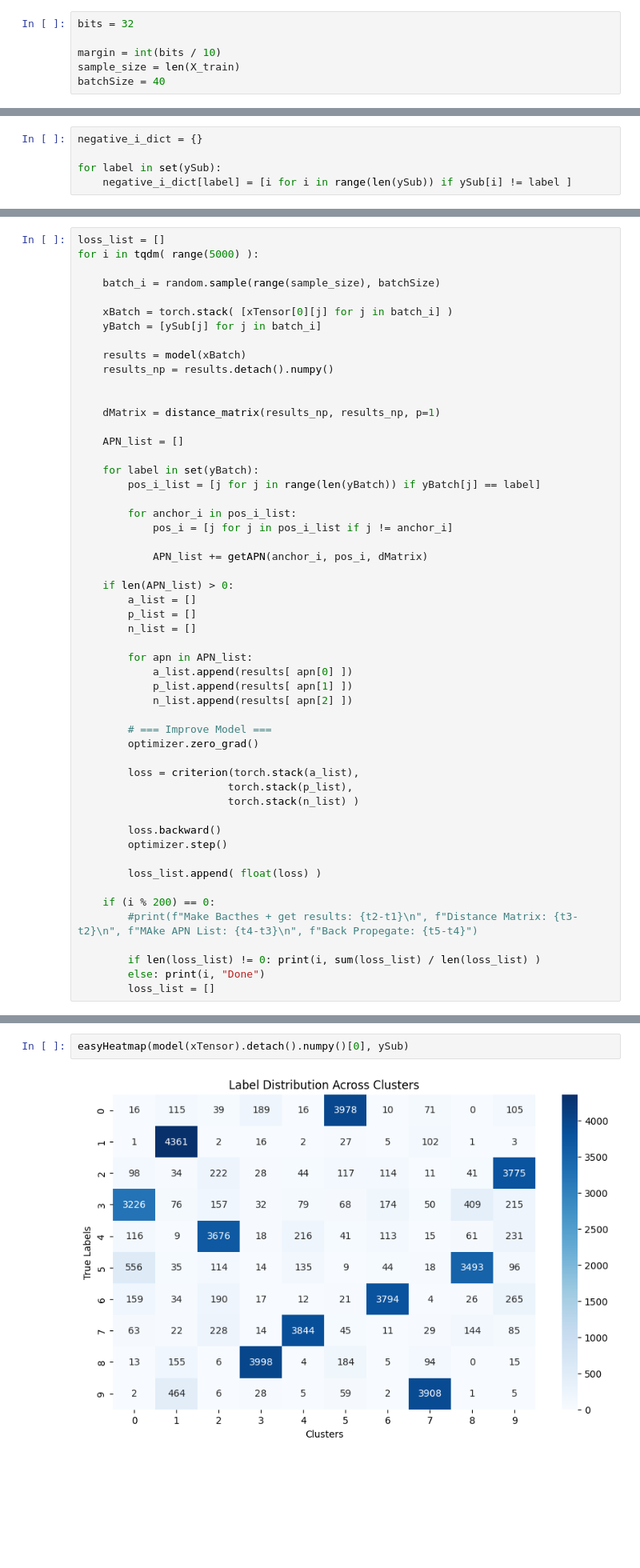
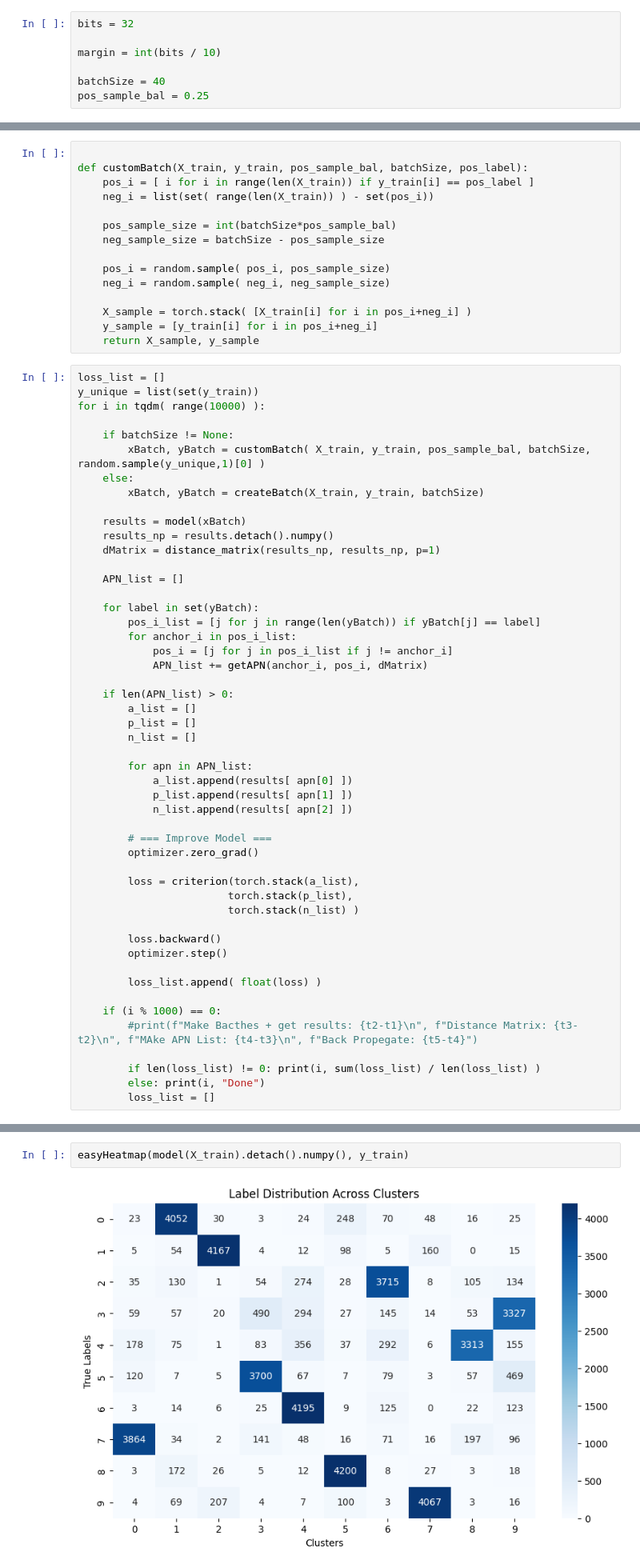
Before and after one commit to tobo03/DVP7, a Jupyter notebook: DeepHashing/RankingBased/workingModel.ipynb, the cells around one changed output, grey strips where cells are left out. Shown at 80% size. Drawn from its saved outputs; the diff is of its cells as text; blank space fills up the shorter version.

```diff
--- a/DeepHashing/RankingBased/workingModel.ipynb
+++ b/DeepHashing/RankingBased/workingModel.ipynb
@@ -33,8 +29,9 @@ X_train.shape
 bits = 32
 
 margin = int(bits / 10)
-sample_size = len(X_train)
+
 batchSize = 40
+pos_sample_bal = 0.25
 # %%
 model = nn.Sequential(  nn.Linear(4096,256),
                         nn.ReLU(),
@@ -60,8 +46,3 @@ torch.Size([1, 45000, 4096])
-# %%
-negative_i_dict = {}
-
-for label in set(ySub):
-    negative_i_dict[label] = [i for i in range(len(ySub)) if ySub[i] != label ]
 # %% [markdown]
 ------
 # %%
@@ -96,26 +69,38 @@ torch.Size([45000, 4096])
+# %%
+
+def customBatch(X_train, y_train, pos_sample_bal, batchSize, pos_label):
+    pos_i = [ i for i in range(len(X_train)) if y_train[i] == pos_label ]
+    neg_i = list(set( range(len(X_train)) ) - set(pos_i))
+
+    pos_sample_size = int(batchSize*pos_sample_bal)
+    neg_sample_size = batchSize - pos_sample_size
+
+    pos_i = random.sample( pos_i, pos_sample_size)
+    neg_i = random.sample( neg_i, neg_sample_size)
+
+    X_sample = torch.stack( [X_train[i] for i in pos_i+neg_i] )
+    y_sample = [y_train[i] for i in pos_i+neg_i]
+    return X_sample, y_sample
 # %%
 loss_list = []
-for i in tqdm( range(5000) ):
+y_unique = list(set(y_train))
+for i in tqdm( range(10000) ):
 
-    batch_i = random.sample(range(sample_size), batchSize)
-
-    xBatch = torch.stack( [xTensor[0][j] for j in batch_i] )
-    yBatch = [ySub[j] for j in batch_i]
+    if batchSize != None:
+        xBatch, yBatch = customBatch( X_train, y_train, pos_sample_bal, batchSize, random.sample(y_unique,1)[0] )
+    else:
+        xBatch, yBatch = createBatch(X_train, y_train, batchSize)
 
     results = model(xBatch)
     results_np = results.detach().numpy()
-
-
     dMatrix = distance_matrix(results_np, results_np, p=1)
 
     APN_list = []
 
     for label in set(yBatch):
         pos_i_list = [j for j in range(len(yBatch)) if yBatch[j] == label]
-
         for anchor_i in pos_i_list:
             pos_i = [j for j in pos_i_list if j != anchor_i]
-
             APN_list += getAPN(anchor_i, pos_i, dMatrix)
 
     if len(APN_list) > 0:
@@ -140,7 +125,7 @@ for i in tqdm( range(5000) ):
 
         loss_list.append( float(loss) )
 
-    if (i % 200) == 0:
+    if (i % 1000) == 0:
         #print(f"Make Bacthes + get results: {t2-t1}\n", f"Distance Matrix: {t3-t2}\n", f"MAke APN List: {t4-t3}\n", f"Back Propegate: {t5-t4}")
 
         if len(loss_list) != 0: print(i, sum(loss_list) / len(loss_list) )
@@ -202,6 +184,6 @@ def easyHeatmap(hashCodes, labels):
 
     plot_heatmap(raw_label_cluster_matrix)
 # %%
-easyHeatmap(model(xTensor).detach().numpy()[0], ySub)
+easyHeatmap(model(X_train).detach().numpy(), y_train)
 # %% [output]
-[figure, old version]
+[figure, new version]
```
Also changed, not shown: parts of 9 cells of this notebook, 1 other file.
